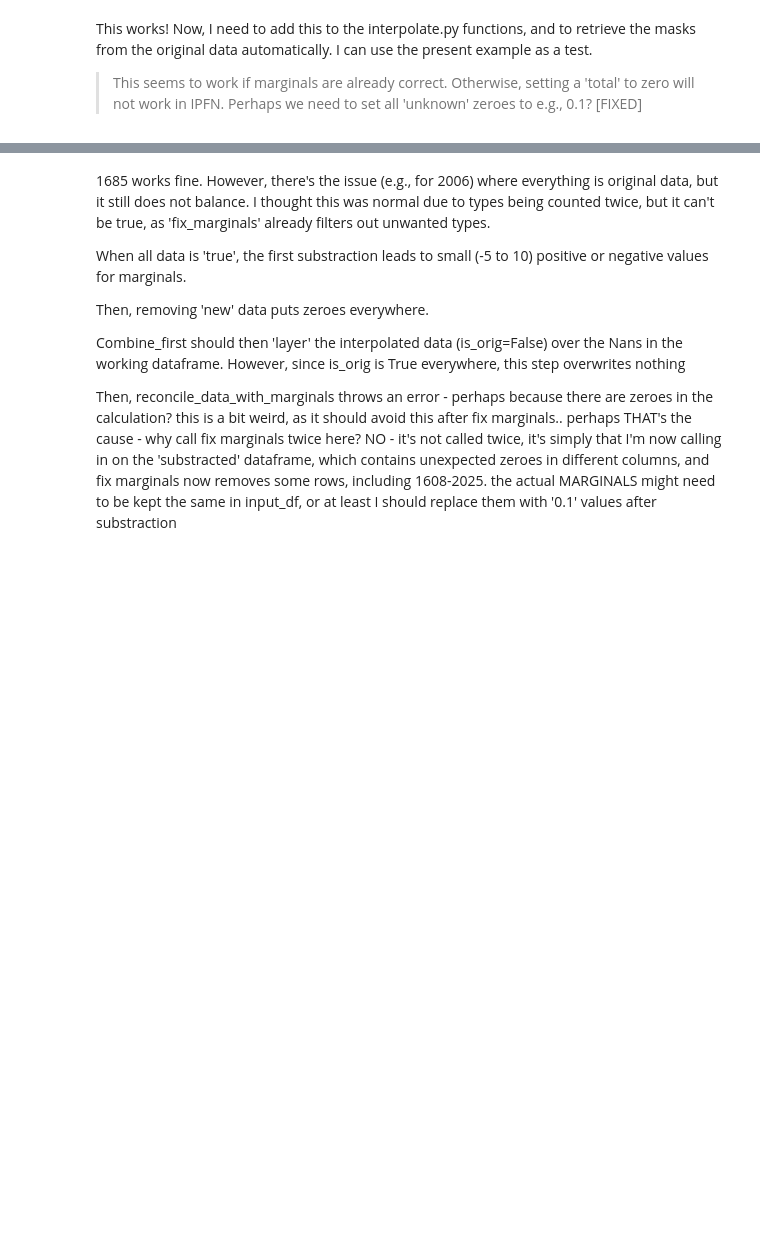
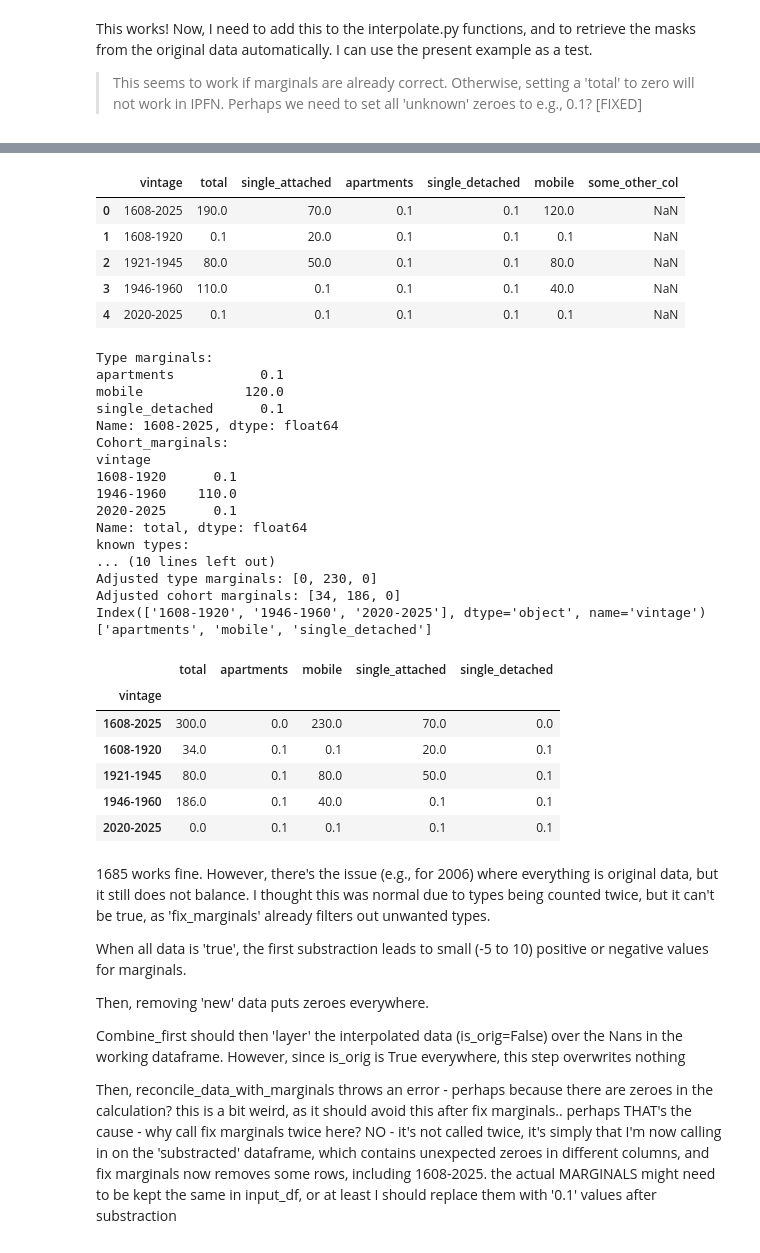
Before and after one commit to CBreton026/uncertimety, a Jupyter notebook: src/uncertimety/temp.ipynb, the cells around one changed output, grey strips where cells are left out. Drawn from its saved outputs; the diff is of its cells as text; code cells hidden in the pictures; blank space fills up the shorter version.

Commit message:
Improve fix marginals behaviour to protect known data

```diff
--- a/src/uncertimety/temp.ipynb
+++ b/src/uncertimety/temp.ipynb
@@ -1017,10 +1866,15 @@ wk_df.index
 # try to apply fix marginals to input_df, as created by the script below; it seems like there's an issue where nonzeros and zeros removes rows with zeros - maybe i'm replaceing(0, 0.1) too soon, or maybe they must only removes lines full of zeroes (i.e. years we know nothing happens.)
 importlib.reload(itp)
 
+display(input_df)
 test_fixmarginals = itp.fix_marginals(
             input_df,
+            desired_sum=300,
             protect_original=inputdf_mask
         )
-display(test_fixmarginals.head())
-
-itp.reconcile_data_with_marginals(test_fixmarginals, protect_original=True)
+display(test_fixmarginals)
+# NOTE: until this point, it seems to work decently well, despite the absolutely horrendous code I used; i need to test edges cases, to test fix_marginals while not using protect_original; to test if the marginals are balanced correctly with an input dataframe that has other values (besides protected and/or zeros)
+# NOTE 2: I fixed the np.maximum section, seems to work; need to test and try to rerun reconcile data to see if ipfn works too REPRENDRE 20251124
+cols = [col for col in test_fixmarginals]
+# itp.reconcile_data_with_marginals(test_fixmarginals, protect_original=inputdf_mask[cols])
+# %% [output]
@@ -1027,3 +1883,33 @@ itp.reconcile_data_with_marginals(test_fixmarginals, protect_original=True)
+|  | vintage | total | single_attached | apartments | single_detached | mobile | some_other_col |
+| 0 | 1608-2025 | 190.0 | 70.0 | 0.1 | 0.1 | 120.0 | NaN |
+| 1 | 1608-1920 | 0.1 | 20.0 | 0.1 | 0.1 | 0.1 | NaN |
+| 2 | 1921-1945 | 80.0 | 50.0 | 0.1 | 0.1 | 80.0 | NaN |
+| 3 | 1946-1960 | 110.0 | 0.1 | 0.1 | 0.1 | 40.0 | NaN |
+| 4 | 2020-2025 | 0.1 | 0.1 | 0.1 | 0.1 | 0.1 | NaN |
+Type marginals:
+apartments           0.1
+mobile             120.0
+single_detached      0.1
+Name: 1608-2025, dtype: float64
+Cohort_marginals:
+vintage
+1608-1920      0.1
+1946-1960    110.0
+2020-2025      0.1
+Name: total, dtype: float64
+known types:
+... (10 lines left out)
+Adjusted type marginals: [0, 230, 0]
+Adjusted cohort marginals: [34, 186, 0]
+Index(['1608-1920', '1946-1960', '2020-2025'], dtype='object', name='vintage')
+['apartments', 'mobile', 'single_detached']
+|  | total | apartments | mobile | single_attached | single_detached |
+| vintage |  |  |  |  |  |
+| 1608-2025 | 300.0 | 0.0 | 230.0 | 70.0 | 0.0 |
+| 1608-1920 | 34.0 | 0.1 | 0.1 | 20.0 | 0.1 |
+| 1921-1945 | 80.0 | 0.1 | 80.0 | 50.0 | 0.1 |
+| 1946-1960 | 186.0 | 0.1 | 40.0 | 0.1 | 0.1 |
+| 2020-2025 | 0.0 | 0.1 | 0.1 | 0.1 | 0.1 |
 # %%
 # TODO REPRENDRE 2025-10-24
 importlib.reload(itp)
```
Also changed, not shown: parts of 37 cells of this notebook, 1 other file.
